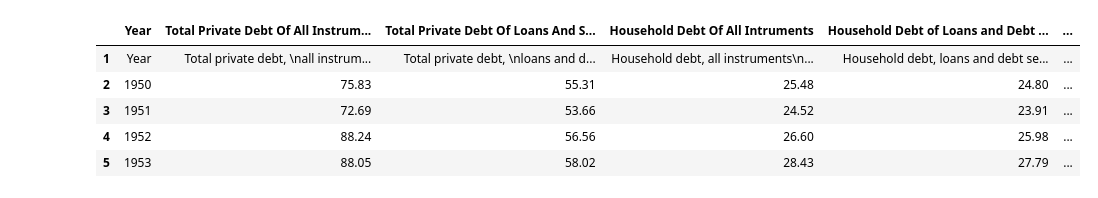
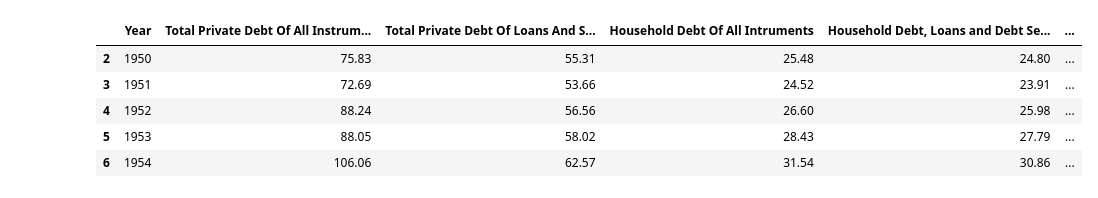
Before and after one commit to aeslha/july_21, a Jupyter notebook: DSRP_Final_Project.ipynb, the cells around one changed output. Saved outputs shown, nothing was run; the diff lists cells and outputs as text; code cells hidden in the pictures.

```diff
--- a/DSRP_Final_Project.ipynb
+++ b/DSRP_Final_Project.ipynb
@@ -62,10 +51,13 @@ df.head()
 # %%
-df = df.rename(columns={'Unnamed: 1': 'Year', 'Unnamed: 2': 'Total Private Debt Of All Instruments', 'Unnamed: 3': 'Total Private Debt Of Loans And Securities', 'Unnamed: 4': 'Household Debt Of All Intruments', 'Unnamed: 5': 'Household Debt  of Loans and Debt Securities', 'Unnamed: 6': 'Non-Financial Corporations Debt Of All Instruments'})
+df.drop(['Unnamed: 0', 'Unnamed: 8', 'Unnamed: 9', 'Unnamed: 13'], axis=1, inplace=True)
+df.drop(0, axis=0, inplace = True)
+df = df.rename(columns={'Unnamed: 1': 'Year', 'Unnamed: 2': 'Total Private Debt Of All Instruments', 'Unnamed: 3': 'Total Private Debt Of Loans And Securities', 'Unnamed: 4': 'Household Debt Of All Intruments', 'Unnamed: 5': 'Household Debt, Loans and Debt Securities', 'Unnamed: 6': 'Non-Financial Corporations Debt Of All Instruments', 'Unnamed: 7': 'Non Financial Corperations Debt, loans and Debt Securities', 'Unnamed: 10': 'General Government Debt', 'Unnamed: 11': 'Central Government Debt', 'Unnamed: 12': 'Nominal GDP' })
+df.drop(1, axis=0, inplace = True)
 df.head()
 # %% [output]
-|  | Year | Total Private Debt Of All Instrum... | Total Private Debt Of Loans And S... | Household Debt Of All Intruments | Household Debt of Loans and Debt ... | ... |
-| 1 | Year | Total private debt, \nall instrum... | Total private debt, \nloans and d... | Household debt, all instruments\n... | Household debt, loans and debt se... | ... |
+|  | Year | Total Private Debt Of All Instrum... | Total Private Debt Of Loans And S... | Household Debt Of All Intruments | Household Debt, Loans and Debt Se... | ... |
 | 2 | 1950 | 75.83 | 55.31 | 25.48 | 24.80 | ... |
 | 3 | 1951 | 72.69 | 53.66 | 24.52 | 23.91 | ... |
 | 4 | 1952 | 88.24 | 56.56 | 26.60 | 25.98 | ... |
 | 5 | 1953 | 88.05 | 58.02 | 28.43 | 27.79 | ... |
+| 6 | 1954 | 106.06 | 62.57 | 31.54 | 30.86 | ... |
```
Also changed, not shown: parts of 4 cells of this notebook.
